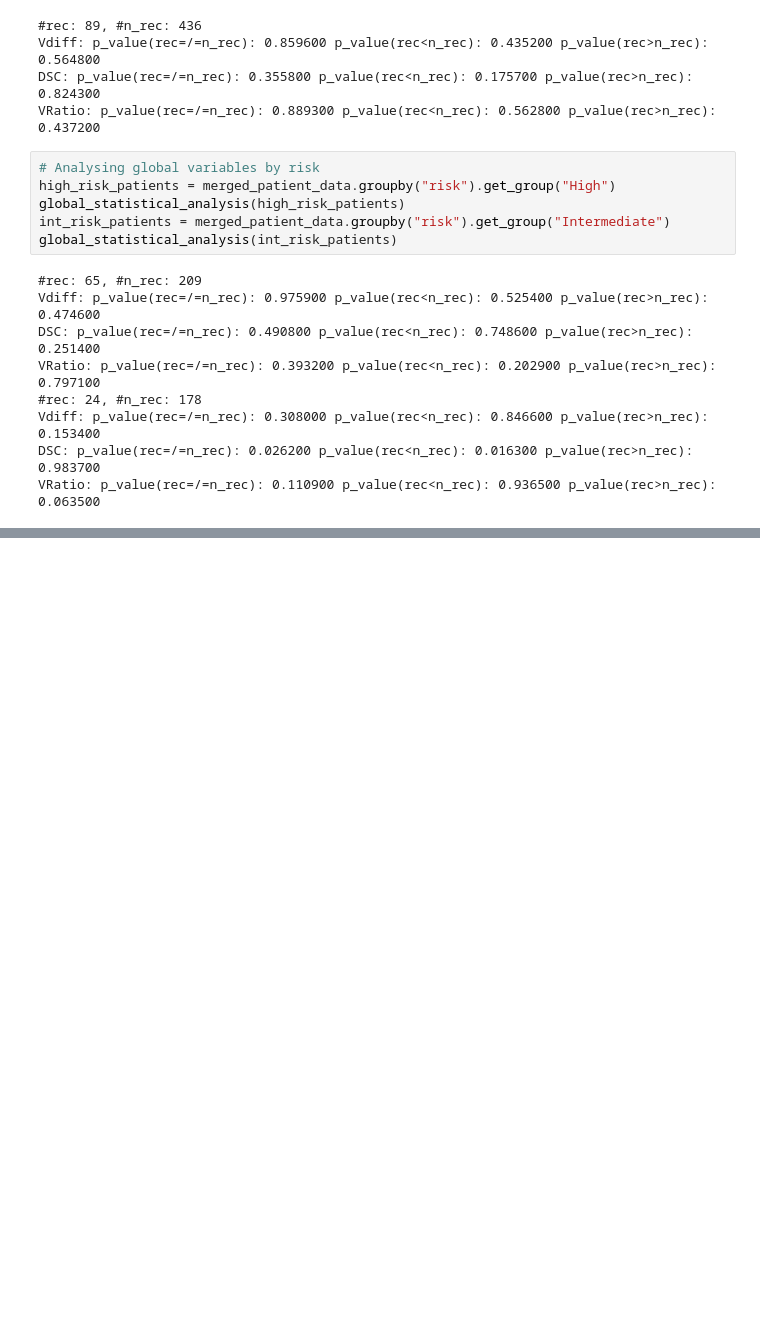
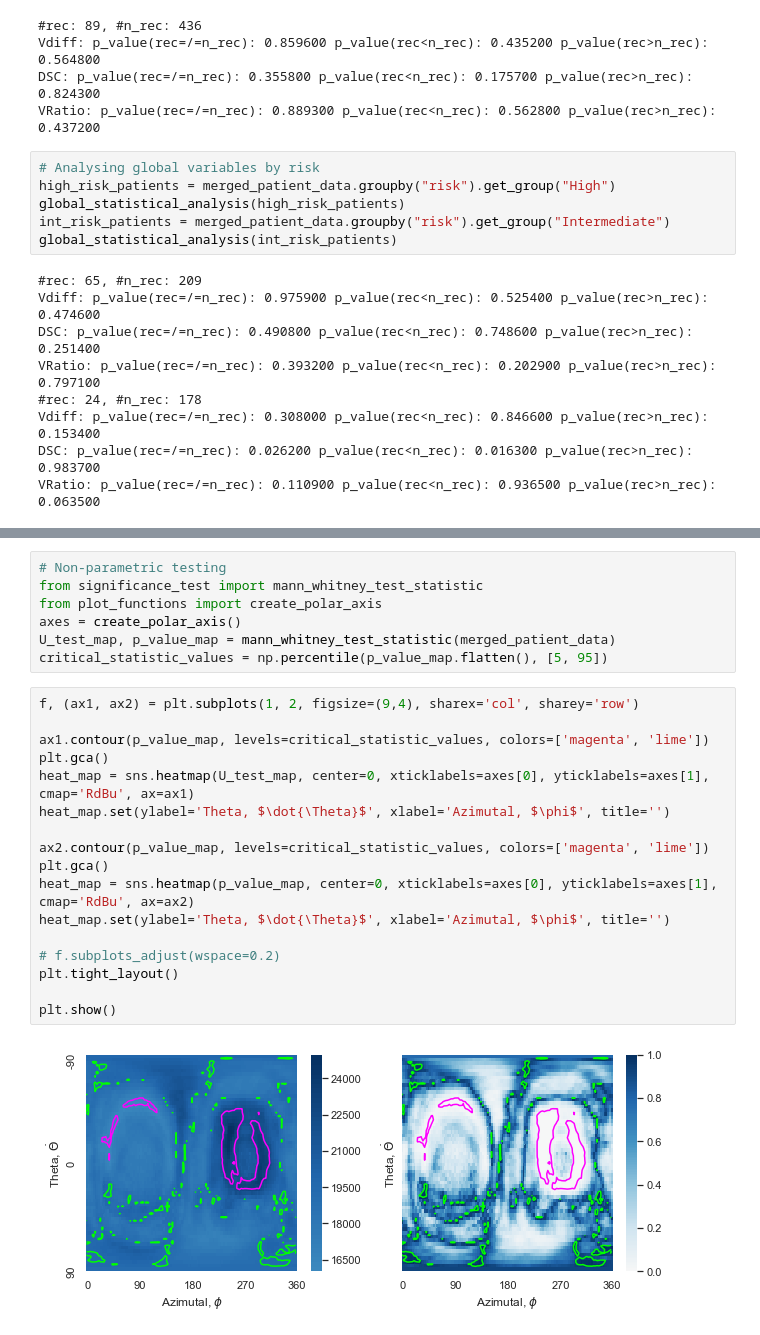
Before and after one commit to ThomasMullen/Contour-Analysis, a Jupyter notebook: Code/Contour-analysis-notepad.ipynb, the cells around one changed output, grey strips where cells are left out. Saved outputs shown, nothing was run; the diff lists cells and outputs as text; blank space fills up the shorter version.

Commit message:
completed non parametric fits

```diff
--- a/Code/Contour-analysis-notepad.ipynb
+++ b/Code/Contour-analysis-notepad.ipynb
@@ -181,0 +163,26 @@ VRatio: p_value(rec=/=n_rec): 0.110900 p_value(rec<n_rec): 0.936500 p_value(rec>
+# %%
+# Non-parametric testing
+from significance_test import mann_whitney_test_statistic
+from plot_functions import create_polar_axis
+axes = create_polar_axis()
+U_test_map, p_value_map = mann_whitney_test_statistic(merged_patient_data)
+critical_statistic_values = np.percentile(p_value_map.flatten(), [5, 95])
+# %%
+f, (ax1, ax2) = plt.subplots(1, 2, figsize=(9,4), sharex='col', sharey='row')
+
+ax1.contour(p_value_map, levels=critical_statistic_values, colors=['magenta', 'lime'])
+plt.gca()
+heat_map = sns.heatmap(U_test_map, center=0, xticklabels=axes[0], yticklabels=axes[1], cmap='RdBu', ax=ax1)
+heat_map.set(ylabel='Theta, $\dot{\Theta}$', xlabel='Azimutal, $\phi$', title='')
+
+ax2.contour(p_value_map, levels=critical_statistic_values, colors=['magenta', 'lime'])
+plt.gca()
+heat_map = sns.heatmap(p_value_map, center=0, xticklabels=axes[0], yticklabels=axes[1], cmap='RdBu', ax=ax2)
+heat_map.set(ylabel='Theta, $\dot{\Theta}$', xlabel='Azimutal, $\phi$', title='')
+
+# f.subplots_adjust(wspace=0.2)
+plt.tight_layout()
+
+plt.show()
+# %% [output]
+[figure, added]
```
Also changed, not shown: parts of 18 cells of this notebook, 1 other file.
